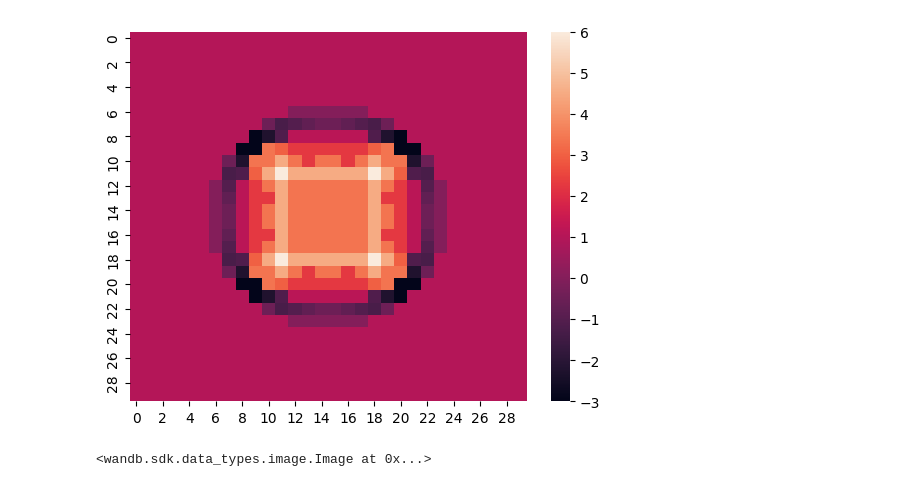
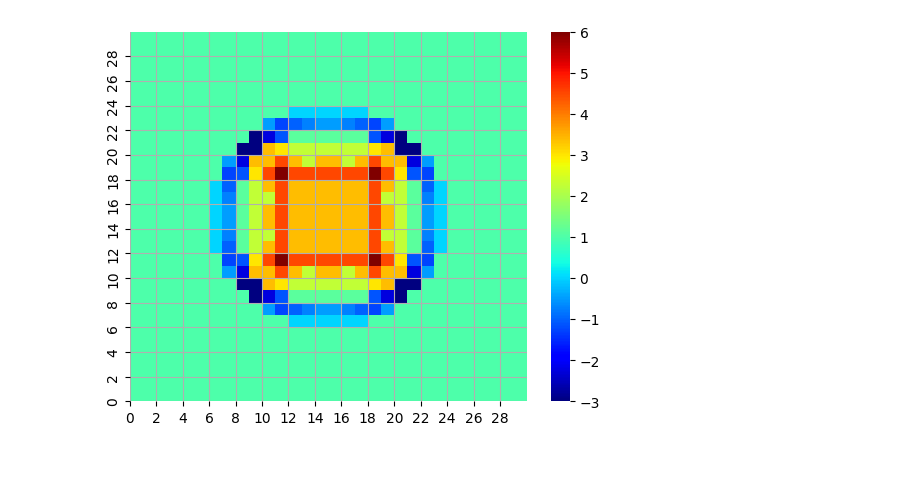
Before and after one commit to joasiee/elastix, a Jupyter notebook: experiments/notebooks/voxels.ipynb, the cells around one changed output. Drawn from its saved outputs; the diff is of its cells as text; code cells hidden in the pictures.

```diff
--- a/experiments/notebooks/voxels.ipynb
+++ b/experiments/notebooks/voxels.ipynb
@@ -230,7 +230,7 @@ def mean_surface_distance(lms1, lms2, spacing=1):
 def jacobian_determinant(dvf):
   axis_swap = 2 if len(dvf.shape) == 4 else 1
   dvf = np.swapaxes(dvf, 0, axis_swap)
-  dvf_img = sitk.GetImageFromArray(dvf)
+  dvf_img = sitk.GetImageFromArray(dvf, isVector=True)
   jac_det_contracting_field = sitk.DisplacementFieldJacobianDeterminant(dvf_img)
   contracting_arr = sitk.GetArrayFromImage(jac_det_contracting_field)
   contracting_arr = np.swapaxes(contracting_arr, 0, axis_swap)
@@ -244,11 +244,9 @@ plot_dvf(dvf, invert=True)
-# %%
-import wandb
-
-ax = sns.heatmap(jac_det[..., 15])
-wimg = wandb.Image(ax.get_figure())
-# %% [output]
-[figure, removed]
-# %%
-wimg
-# %% [output]
-<wandb.sdk.data_types.image.Image at 0x...>
+# %%
+jac_det = jacobian_determinant(dvf)
+sns.heatmap(jac_det[15, ...], cmap='jet')
+plt.gca().invert_yaxis()
+plt.gca().set_xticks([i for i in range(jac_det.shape[0])][::2], labels=[i for i in range(jac_det.shape[0])][::2])
+plt.gca().set_yticks([i for i in range(jac_det.shape[1])][::2], labels=[i for i in range(jac_det.shape[1])][::2])
+plt.gca().grid(True)
+# %% [output]
+[figure, added]
```
Also changed, not shown: parts of 3 cells of this notebook.
